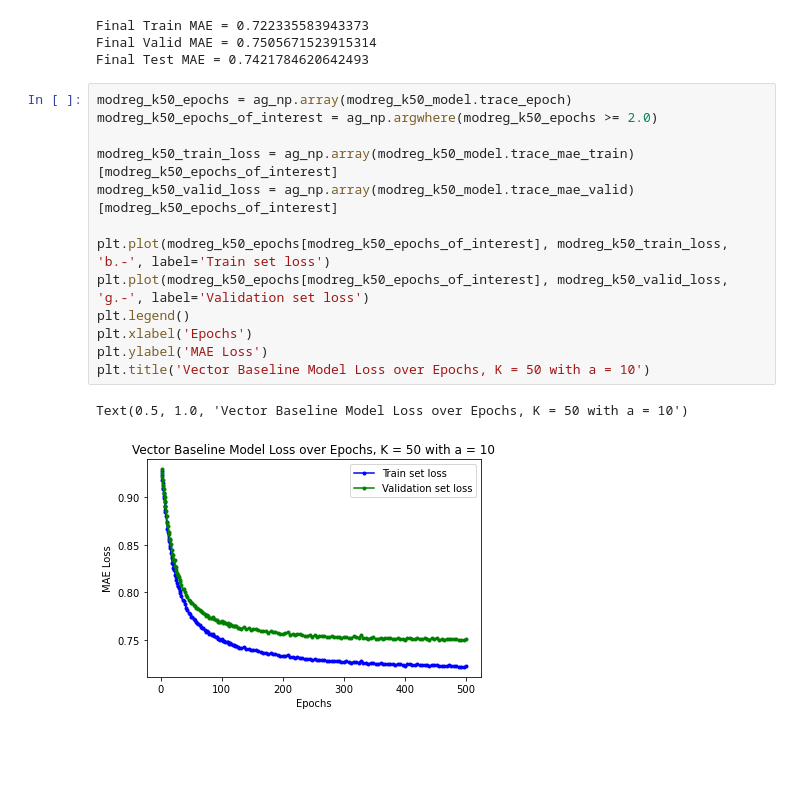
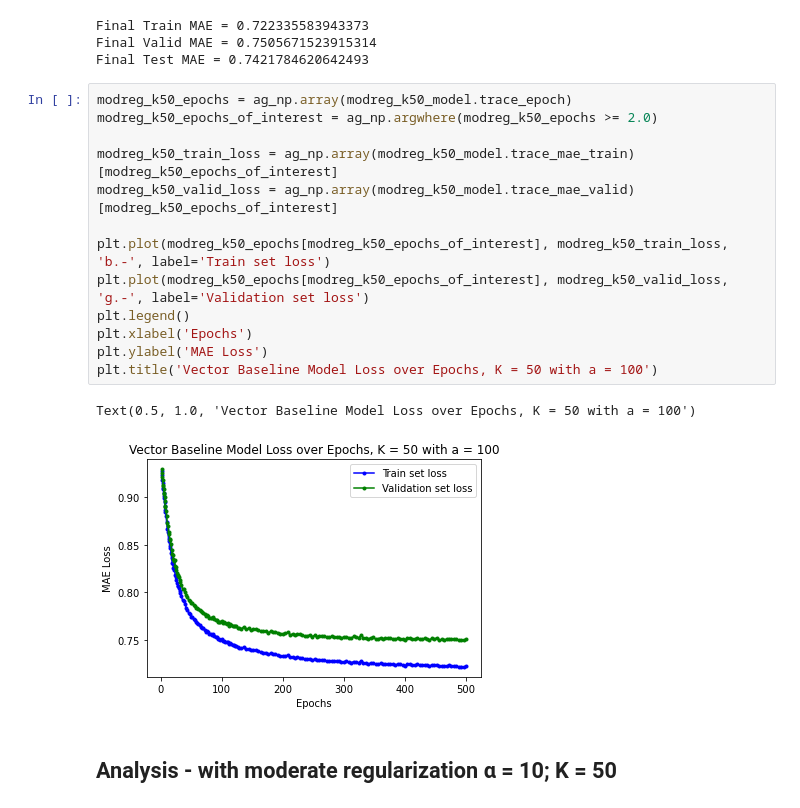
Before and after one commit to Dtphelan1/recommendation-system, a Jupyter notebook: CollabFilterOneVectorPerItem-Analysis.ipynb, the cells around one changed output. Cells and saved outputs as stored; diff of their text form; blank space fills up the shorter version.

Commit message:
Updating vector model; initial open-ended

```diff
--- a/CollabFilterOneVectorPerItem-Analysis.ipynb
+++ b/CollabFilterOneVectorPerItem-Analysis.ipynb
@@ -263,16 +263,18 @@ Final Test MAE = 0.7421784620642493
 # %%
 modreg_k50_epochs = ag_np.array(modreg_k50_model.trace_epoch)
 modreg_k50_epochs_of_interest = ag_np.argwhere(modreg_k50_epochs >= 2.0)
 
 modreg_k50_train_loss = ag_np.array(modreg_k50_model.trace_mae_train)[modreg_k50_epochs_of_interest]
 modreg_k50_valid_loss = ag_np.array(modreg_k50_model.trace_mae_valid)[modreg_k50_epochs_of_interest]
 
 plt.plot(modreg_k50_epochs[modreg_k50_epochs_of_interest], modreg_k50_train_loss, 'b.-', label='Train set loss')
 plt.plot(modreg_k50_epochs[modreg_k50_epochs_of_interest], modreg_k50_valid_loss, 'g.-', label='Validation set loss')
 plt.legend()
 plt.xlabel('Epochs')
 plt.ylabel('MAE Loss')
-plt.title('Vector Baseline Model Loss over Epochs, K = 50 with a = 10')
+plt.title('Vector Baseline Model Loss over Epochs, K = 50 with a = 100')
 # %% [output]
-Text(0.5, 1.0, 'Vector Baseline Model Loss over Epochs, K = 50 with a = 10')
+Text(0.5, 1.0, 'Vector Baseline Model Loss over Epochs, K = 50 with a = 100')
-[figure, old version]
+[figure, new version]
+# %% [markdown]
+## Analysis - with moderate regularization α = 10; K = 50
```
Also changed, not shown: parts of 10 cells of this notebook, 1 other file.
